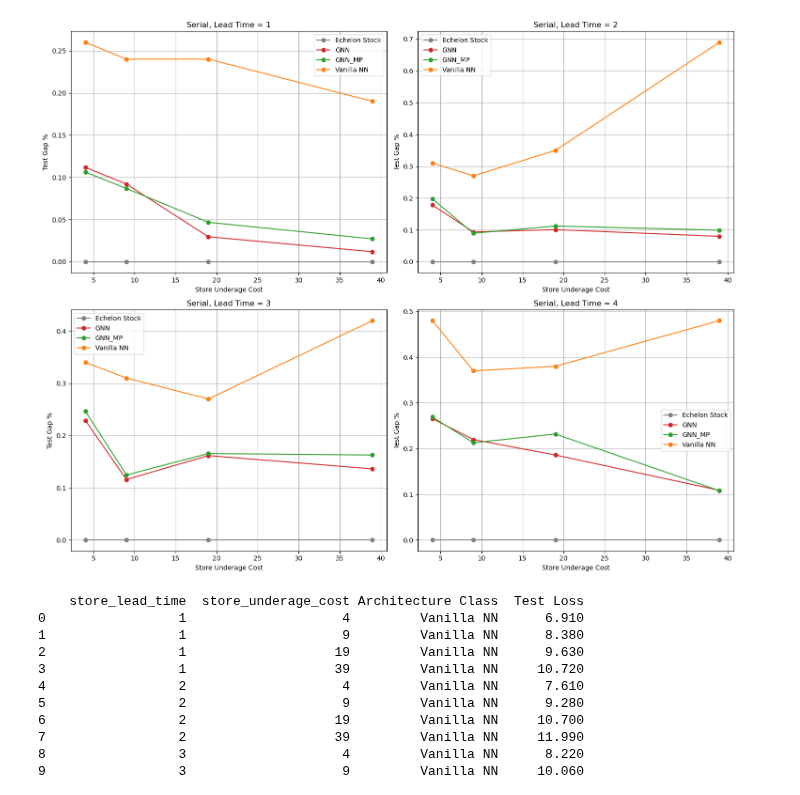
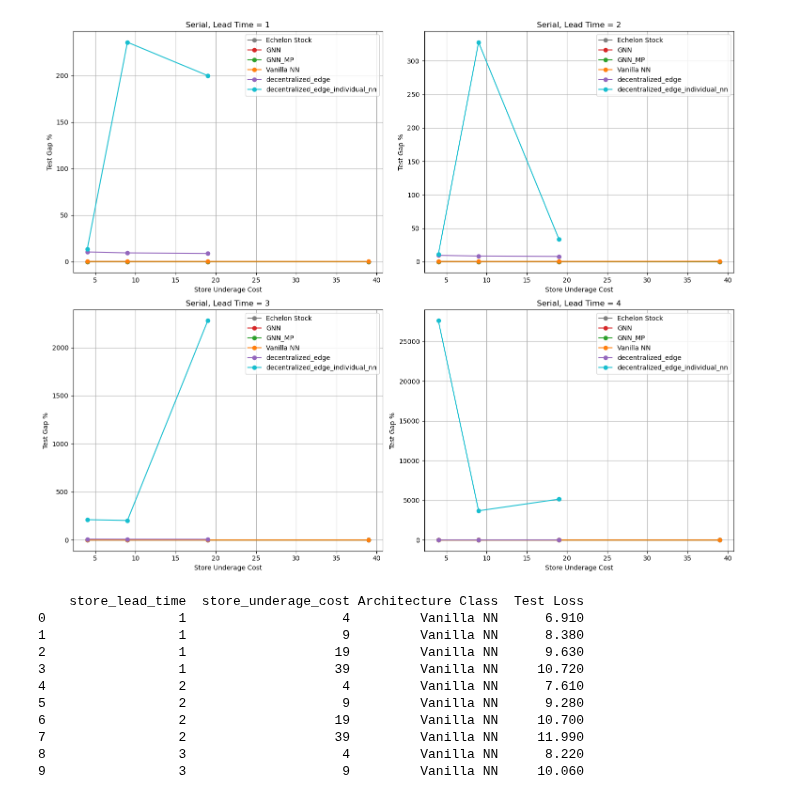
Before and after one commit to minuk302/Neural_inventory_control, a Jupyter notebook: analysis/ray_generic_architecture_serial.ipynb, the cells around one changed output. Drawn from its saved outputs; the diff is of its cells as text; code cells hidden in the pictures.

```diff
--- a/analysis/ray_generic_architecture_serial.ipynb
+++ b/analysis/ray_generic_architecture_serial.ipynb
@@ -113,14 +113,18 @@ color_scheme = {
     "GNN_MP": "#2ca02c", # Green
     "GNN": "#d62728", # red
     "Vanilla NN": "#ff7f0e",  # Orange
-    "Echelon Stock": "#808080"  # Gray
+    "Echelon Stock": "#808080",  # Gray
+    "decentralized_edge": "#9467bd",  # Purple
+    "decentralized_edge_individual_nn": "#17becf"  # Light blue
 }
 
 linestyle_scheme = {
     "GNN_MP": "-", # Solid
     "GNN": "-", # Solid
     "Vanilla NN": "-",  # Solid
-    "Echelon Stock": "-"  # Solid
+    "Echelon Stock": "-",  # Solid
+    "decentralized_edge": "-",  # Solid
+    "decentralized_edge_individual_nn": "-"  # Solid
 }
 
 testset_name = "generic_architecture_serial"
@@ -128,7 +132,9 @@ testset_name = "generic_architecture_serial"
 # Define paths for each architecture
 architectures = {
     "GNN": f'/user/ml4723/Prj/NIC/ray_results/{testset_name}/GNN',
-    "GNN_MP": f'/user/ml4723/Prj/NIC/ray_results/{testset_name}/GNN_MP'
+    "GNN_MP": f'/user/ml4723/Prj/NIC/ray_results/{testset_name}/GNN_MP',
+    "decentralized_edge": f'/user/ml4723/Prj/NIC/ray_results/{testset_name}/decentralized_edge',
+    "decentralized_edge_individual_nn": f'/user/ml4723/Prj/NIC/ray_results/{testset_name}/decentralized_edge_individual_nn'
 }
 
 def custom_data_filler(out_row, reference_row):
@@ -238,4 +244,4 @@ Dataframe Summary:
-[figure, old version]
+[figure, new version]
 # %%
 for i in range(len(dfs)):
     print(dfs[i].to_string())
```
Also changed, not shown: parts of 1 cell of this notebook, 29 other files.
